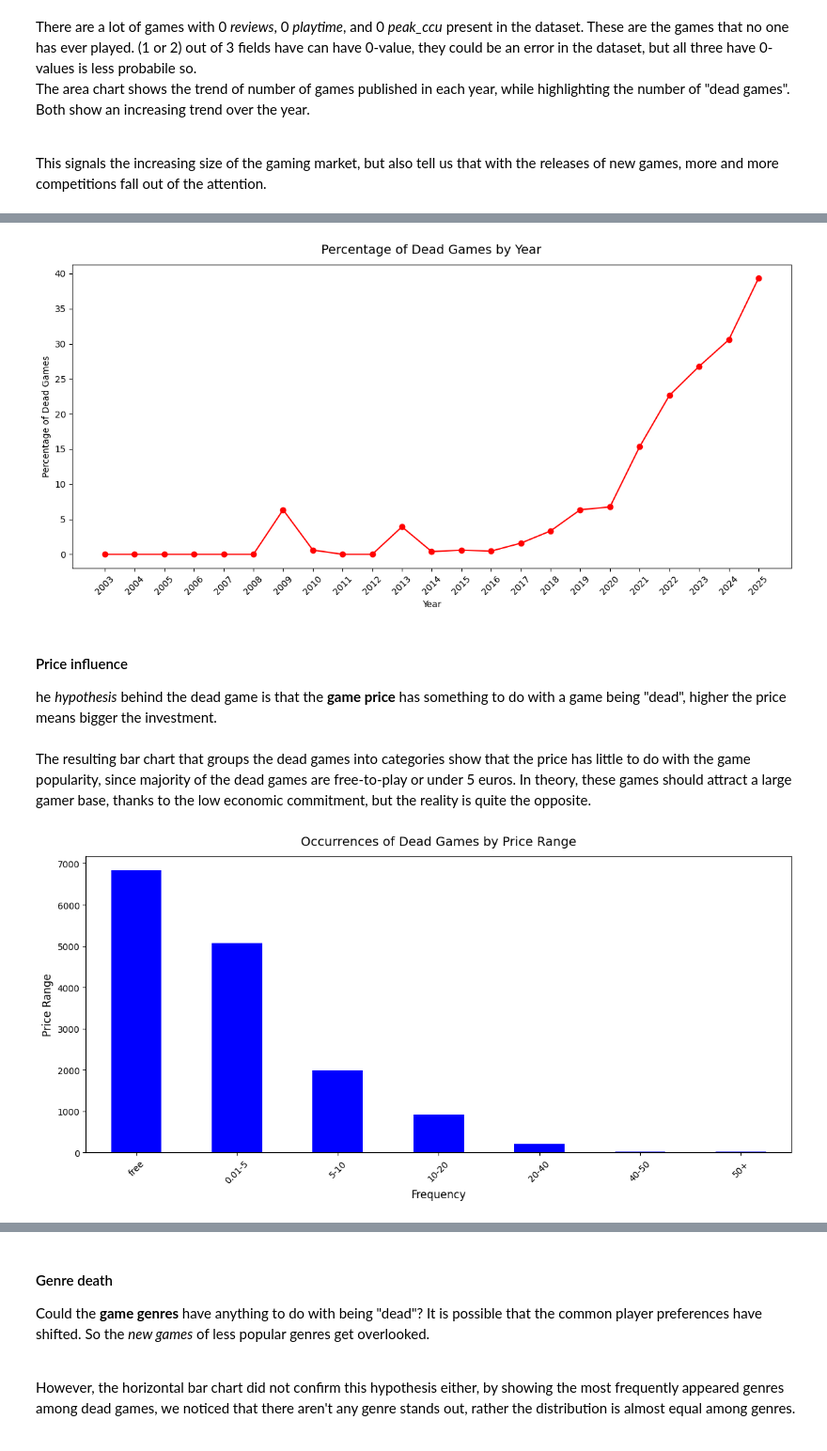
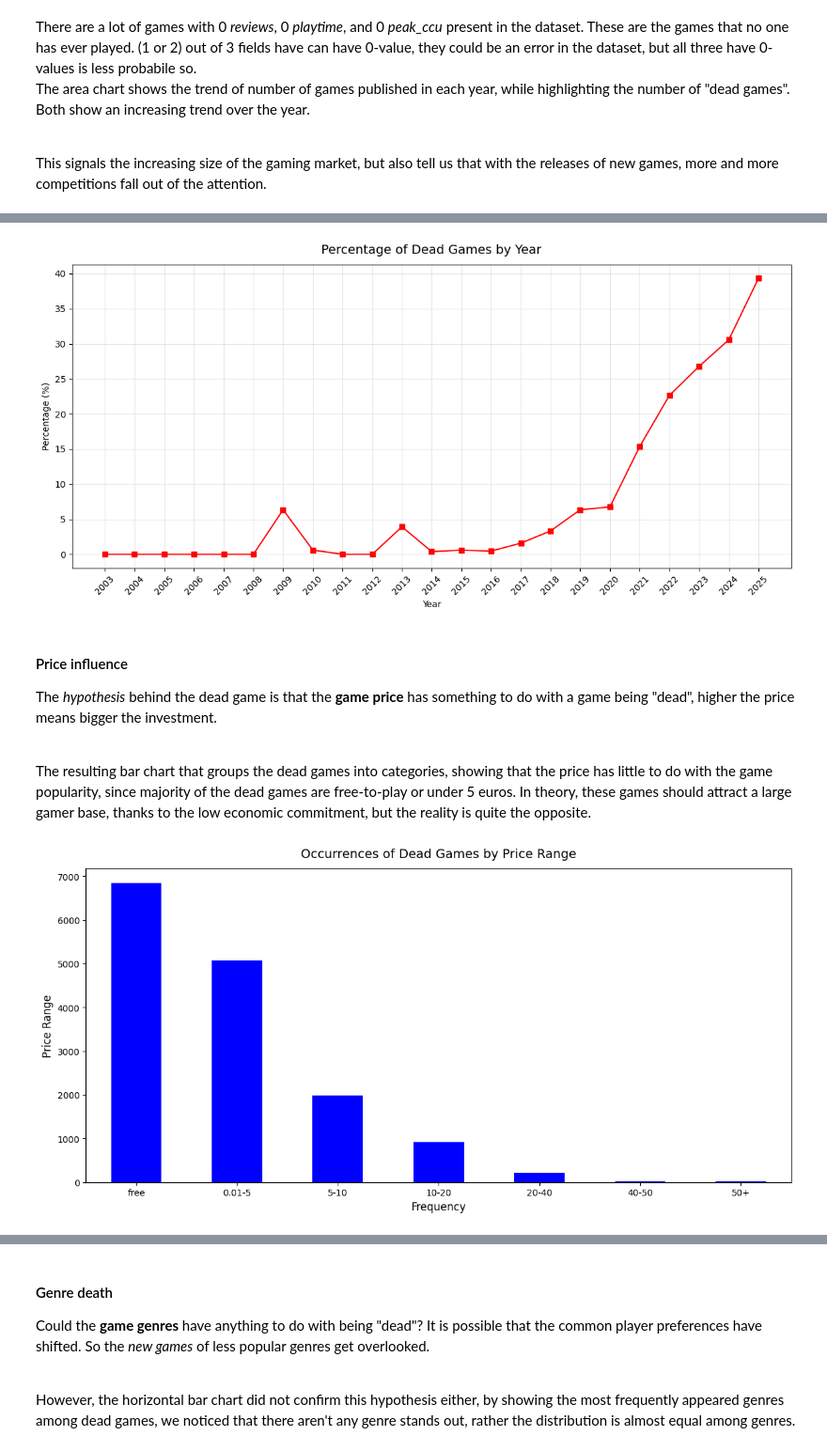
Before and after one commit to Jingrui-Zhu/SLDV, a Jupyter notebook: data_analysis.ipynb, the cells around one changed output, grey strips where cells are left out. Shown at 94% size. Saved outputs shown, nothing was run; the diff lists cells and outputs as text; code cells hidden in the pictures.

```diff
--- a/data_analysis.ipynb
+++ b/data_analysis.ipynb
@@ -34,6 +33,12 @@ memory usage: 15.2+ MB
 Troncate the dataset to show only the games released after 2003, because Steam is officially released in 2003
 # %%
 df = df[df['year'] >= 2003].copy()
+# %%
+# Drop columns that won't be used in the analysis
+df = df.drop(['price', 'discount'], axis=1)
+# %%
+# rename columns for easier access
+df = df.rename(columns={'appid': 'id', 'average_playtime_forever': 'avg_playtime', 'median_playtime_forever': 'median_playtime', 'num_reviews_total': 'num_reviews', 'positive': 'pos_reviews', 'negative': 'neg_reviews', 'pct_pos_total': 'pct_pos_reviews'})
 # %% [markdown]
 ### What are the most cited categories?
 The *tag* column contains all the categories, i.e., tags that players believe best describe a game. <br>
@@ -105,43 +126,49 @@ As the result, this number actually increases with each passing year, in 2024, t
 # %%
+# Calculate the percentage of "3 zeros" games out of total games for each year
 pct_death_by_year = (zero_by_year / total_by_year * 100).round(2)
-plt.figure(figsize=(12,6))
-plt.plot(pct_death_by_year.index, pct_death_by_year.values, marker='o', color='red')
-plt.xlabel('Year')
-plt.ylabel('Percentage of Dead Games')
-plt.title('Percentage of Dead Games by Year', fontsize=14, pad=12)
+
+fig, ax = plt.subplots(figsize=(12, 6))
+ax.plot(pct_death_by_year.index, pct_death_by_year.values, marker='s', color='red', label='Percentage of Dead Games')
+ax.set_xlabel('Year')
+ax.set_ylabel('Percentage (%)')
+ax.set_title('Percentage of Dead Games by Year', fontsize=14, pad=12)
+ax.grid(alpha=0.3)
+
 plt.xticks(pct_death_by_year.index, rotation=45)
 plt.tight_layout()
 plt.show()
 # %% [output]
-[figure, old version]
+[figure, new version]
 # %% [markdown]
 #### Price influence
-he *hypothesis* behind the dead game is that the **game price** has something to do with a game being "dead", higher the price means bigger the investment.<br><br>
-The resulting bar chart that groups the dead games into categories show that the price has little to do with the game popularity, since majority of the dead games are free-to-play or under 5 euros. In theory, these games should attract a large gamer base, thanks to the low economic commitment, but the reality is quite the opposite.
+The *hypothesis* behind the dead game is that the **game price** has something to do with a game being "dead", higher the price means bigger the investment.<br><br>
+
+The resulting bar chart that groups the dead games into categories, showing that the price has little to do with the game popularity, since majority of the dead games are free-to-play or under 5 euros. In theory, these games should attract a large gamer base, thanks to the low economic commitment, but the reality is quite the opposite.
 # %%
+# Set aside the price column for the "3 zeros" games
 price_zeros = three_zeros['full_price']
 
 # Define bins and labels
 bins = [0.0, 0.01, 5, 10, 20, 40, 50, float('inf')]
 labels = ['free', '0.01-5', '5-10', '10-20', '20-40', '40-50', '50+']
 
 # Create a series with price values and bin them
 price_binned = pd.cut(price_zeros.values, bins=bins, labels=labels, right=False)
 price_binned_counts = price_binned.value_counts().sort_index()
 
 ax = price_binned_counts.plot(
     kind='bar',
     figsize=(12, 6),
     color='blue'
 )
 ax.set_xlabel('Frequency', fontsize=12)
 ax.set_ylabel('Price Range', fontsize=12)
 ax.set_title('Occurrences of Dead Games by Price Range', fontsize=14, pad=12)
-ax.set_xticklabels(labels, rotation=45)
+ax.set_xticklabels(labels, rotation=0)
 
 plt.tight_layout()
 plt.show()
 # %% [output]
-[figure, old version]
+[figure, new version]
 # %% [markdown]
 #### Game curation, measured by *achievements*
```
Also changed, not shown: parts of 39 cells of this notebook.
